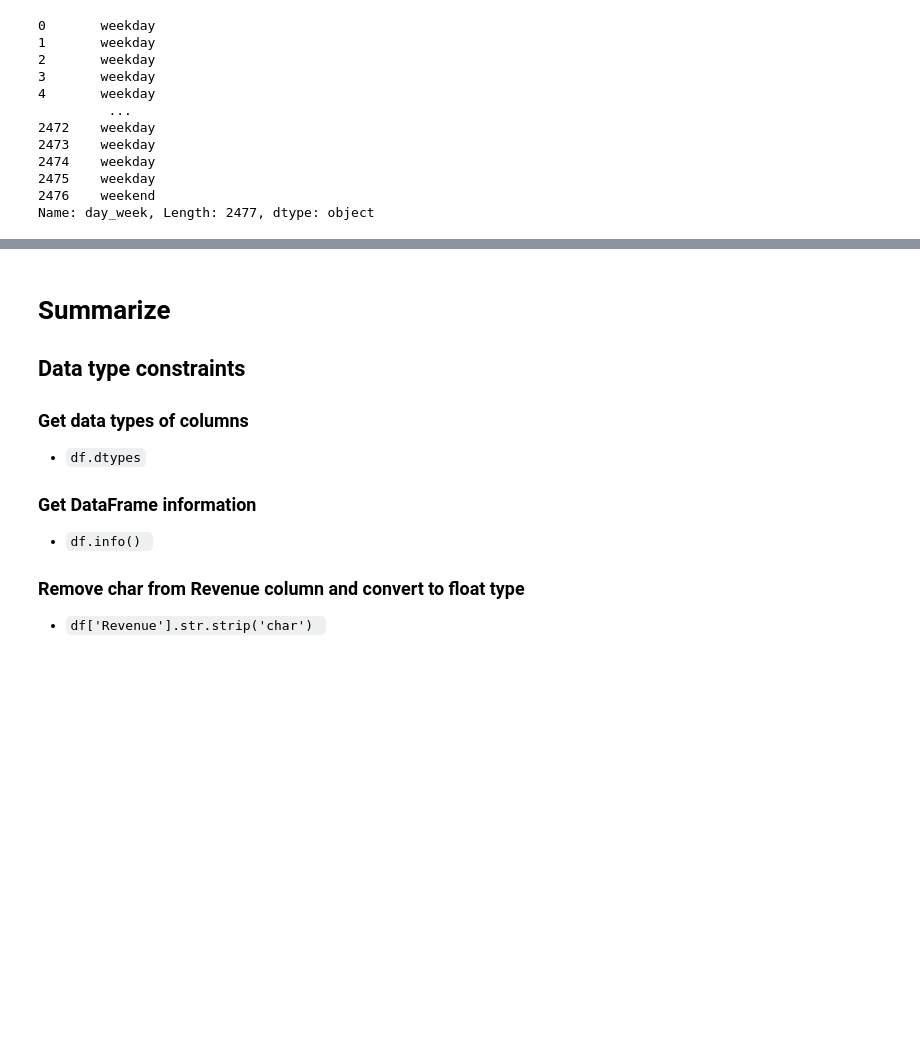
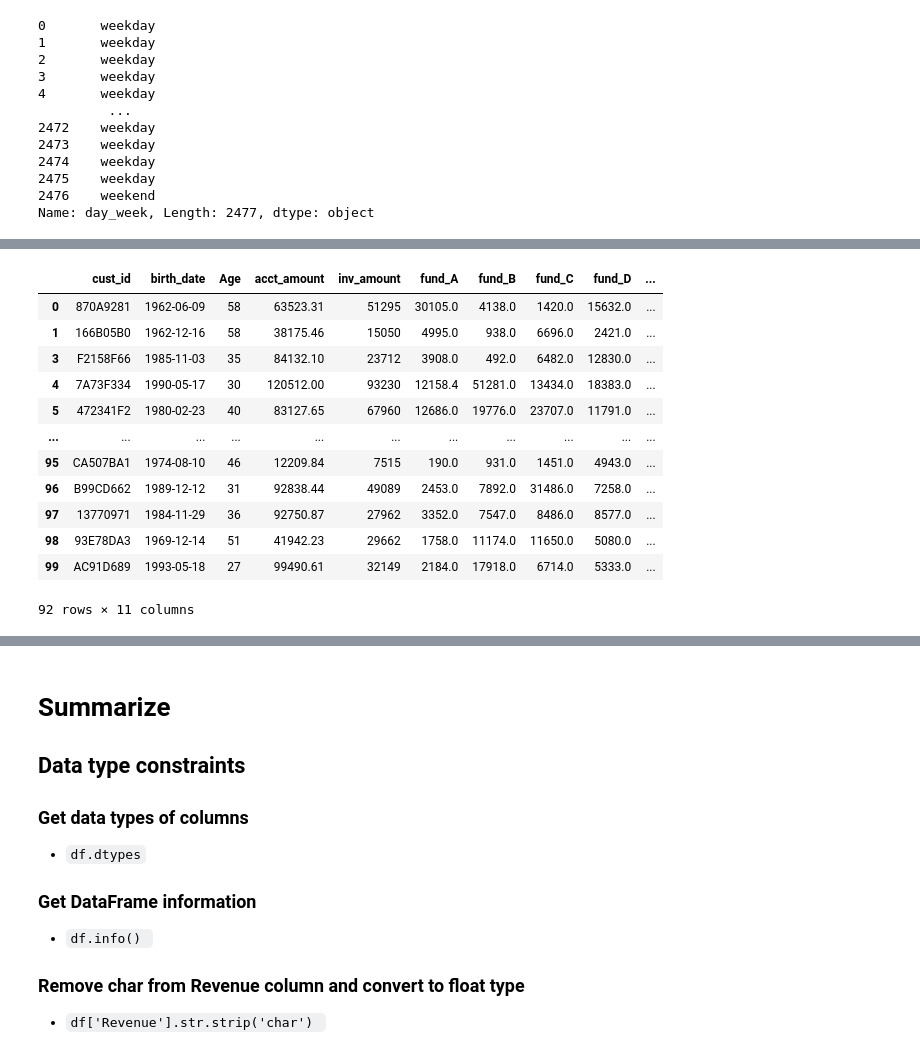
Before and after one commit to MahmoudNamNam/Importing-and-Cleaning-Data, a Jupyter notebook: CleaningData.ipynb, the cells around one changed output, grey strips where cells are left out. Saved outputs shown, nothing was run; the diff lists cells and outputs as text; code cells hidden in the pictures; blank space fills up the shorter version.

Commit message:
Matching String

```diff
--- a/CleaningData.ipynb
+++ b/CleaningData.ipynb
@@ -426,0 +646,7 @@ Name: day_week, Length: 2477, dtype: object
+# %%
+import pandas as pd
+import datetime as dt
+
+users = pd.read_csv("./DB/banking_dirty.csv" , parse_dates=['birth_date','account_opened','last_transaction'])
+users = users.drop(['Unnamed: 0'], axis=1)
+users.head()
@@ -426,0 +660,23 @@ Name: day_week, Length: 2477, dtype: object
+# %%
+today = dt.date.today()
+# For each row in the Birthday column, calculate year difference
+age_manual = today.year - users['birth_date'].dt.year
+# Find instances where ages match
+age_equ = age_manual == users['Age']
+# Find and filter out rows with inconsistent age
+inconsistent_age = users[~age_equ]
+inconsistent_age
+# %% [output]
+|  | cust_id | birth_date | Age | acct_amount | inv_amount | fund_A | fund_B | fund_C | fund_D | ... |
+| 0 | 870A9281 | 1962-06-09 | 58 | 63523.31 | 51295 | 30105.0 | 4138.0 | 1420.0 | 15632.0 | ... |
+| 1 | 166B05B0 | 1962-12-16 | 58 | 38175.46 | 15050 | 4995.0 | 938.0 | 6696.0 | 2421.0 | ... |
+| 3 | F2158F66 | 1985-11-03 | 35 | 84132.10 | 23712 | 3908.0 | 492.0 | 6482.0 | 12830.0 | ... |
+| 4 | 7A73F334 | 1990-05-17 | 30 | 120512.00 | 93230 | 12158.4 | 51281.0 | 13434.0 | 18383.0 | ... |
+| 5 | 472341F2 | 1980-02-23 | 40 | 83127.65 | 67960 | 12686.0 | 19776.0 | 23707.0 | 11791.0 | ... |
+| ... | ... | ... | ... | ... | ... | ... | ... | ... | ... | ... |
+| 95 | CA507BA1 | 1974-08-10 | 46 | 12209.84 | 7515 | 190.0 | 931.0 | 1451.0 | 4943.0 | ... |
+| 96 | B99CD662 | 1989-12-12 | 31 | 92838.44 | 49089 | 2453.0 | 7892.0 | 31486.0 | 7258.0 | ... |
+| 97 | 13770971 | 1984-11-29 | 36 | 92750.87 | 27962 | 3352.0 | 7547.0 | 8486.0 | 8577.0 | ... |
+| 98 | 93E78DA3 | 1969-12-14 | 51 | 41942.23 | 29662 | 1758.0 | 11174.0 | 11650.0 | 5080.0 | ... |
+| 99 | AC91D689 | 1993-05-18 | 27 | 99490.61 | 32149 | 2184.0 | 17918.0 | 6714.0 | 5333.0 | ... |
+92 rows × 11 columns
```
Also changed, not shown: parts of 31 cells of this notebook.
